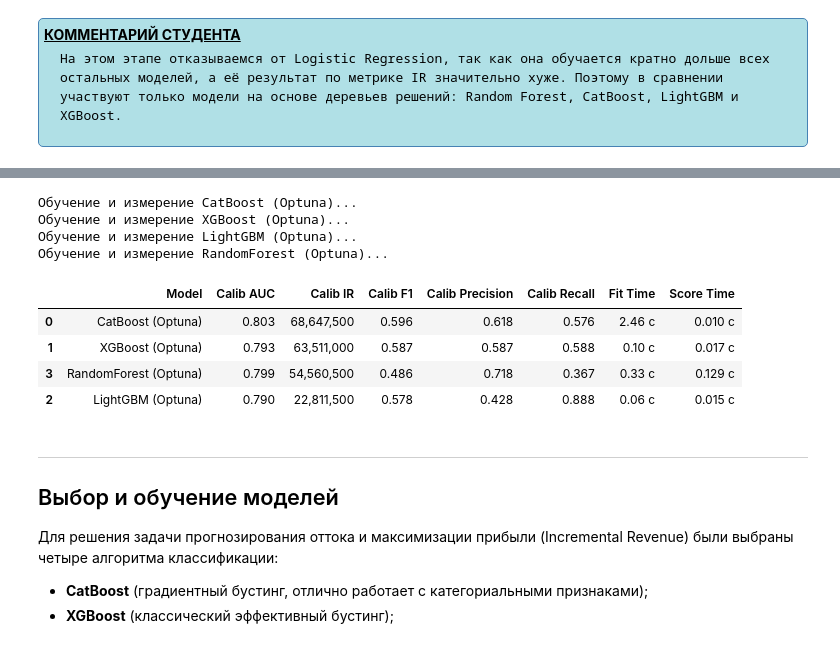
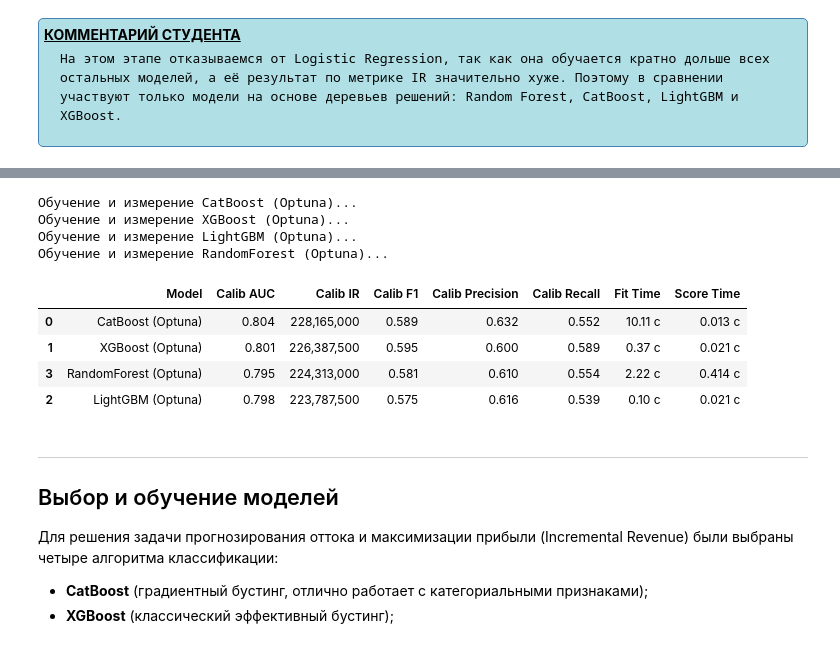
Before and after one commit to danat7075/DS_4_4, a Jupyter notebook: DS_4_4.ipynb, the cells around one changed output, grey strips where cells are left out. Cells and saved outputs as stored; diff of their text form; code cells hidden in the pictures.

```diff
--- a/DS_4_4.ipynb
+++ b/DS_4_4.ipynb
@@ -1431,4 +1437,16 @@ numeric_cols = [col for col in X_train.columns if col not in binary_cols + trend
 Train: 60%
 Calib: 20%
 Test:  20%
+# %%
+# Выгода от TP
+BENEFIT_TP = PER_REBOOKING + LOST_REV
+
+# Убыток от FP
+COST_FP_TOTAL = COST_FP + AVG_REV
+
+def calculate_ir(tn, fp, fn, tp):
+    """
+    Выручка ПОСЛЕ внедрения модели.
+    """
+    return (tp * PER_REBOOKING) + (tn * AVG_REV) - (fp * COST_FP) - (fn * LOST_REV)
 # %%
@@ -1507,6 +1553,7 @@ scoring = {
 gtscv = TimeSeriesSplit(n_splits=3, test_size=2000)
 
 results = []
+
 
 for name, model in models.items():
     print(f"Оцениваем модель: {name}...")
@@ -1533,12 +1580,11 @@ for name, model in models.items():
         'F1_score': cv_results['test_F1'].mean(),
         'Precision': cv_results['test_Precision'].mean(),
         'Recall': cv_results['test_Recall'].mean(),
-        'Elapsed_Time': elapsed,
-        'Last Fold Best Threshold': LAST_FOLD_BEST_THR
+        'Elapsed_Time': elapsed
     }
     results.append(current_res)
 
-    print(f"{name}: IR = {current_res['Mean_IR']:,.0f}, "f"AUC = {current_res['ROC-AUC']:.3f}, "f"last_fold_thr = {LAST_FOLD_BEST_THR:.2f}")
+    print(f"{name}: IR = {current_res['Mean_IR']:,.0f}, "f"AUC = {current_res['ROC-AUC']:.3f}")
 
 # Вывод итогов
 df_res = pd.DataFrame(results).sort_values('Mean_IR', ascending=False)
@@ -1688,8 +1730,7 @@ def objective_randomforest(trial):
 objectives = {
     'CatBoost': objective_catboost,
     'XGBoost': objective_xgboost,
-    'LightGBM': objective_lightgbm,
-    'RandomForest': objective_randomforest
+    'LightGBM': objective_lightgbm
 }
 
 studies = {}
@@ -1700,7 +1741,7 @@ for model_name, func in objectives.items():
     # Создаем отдельный study для каждой модели
     sampler = optuna.samplers.TPESampler(seed=RANDOM_STATE)
     study = optuna.create_study(direction='maximize', study_name=model_name, sampler=sampler)
-    study.optimize(func, n_trials=20, show_progress_bar=True)
+    study.optimize(func, n_trials=50, show_progress_bar=True, n_jobs=1)
 
     # Сохраняем study
     studies[model_name] = study
@@ -1747,11 +1788,15 @@ weight_type = lgbm_params.pop('weight_type', 'balanced')
 if weight_type == 'balanced':
     lgbm_params['class_weight'] = 'balanced'
     lgbm_params['scale_pos_weight'] = 1.0
+elif weight_type == 'none':
+    lgbm_params['class_weight'] = None
+    lgbm_params['scale_pos_weight'] = 1.0
 else:
     lgbm_params['class_weight'] = None
 
 xgb_params = studies['XGBoost'].best_params.copy()
 cat_params = studies['CatBoost'].best_params.copy()
+cat_params.pop('weight_mode', None)
 
 final_models = {
     'CatBoost (Optuna)': Pipeline([
@@ -1823,45 +1868,44 @@ for name, model in final_models.items():
 
     # Расчет IR
     tn, fp, fn, tp = confusion_matrix(y_calib, preds_bin_calib, labels=[0, 1]).ravel()
-    calib_ir = (tp * BENEFIT_TP) - (fp * COST_FP_TOTAL)
+    calib_ir = calculate_ir(tn, fp, fn, tp)
 
     final_results.append({
         'Model': name,
         'Calib AUC': calib_auc,
         'Calib IR': calib_ir,
         'Calib F1': calib_f1,
         'Calib Precision': calib_precision,
         'Calib Recall': calib_recall,
         'Fit Time': fit_time,
         'Score Time': score_time
     })
 
 # Создаем DataFrame
 df_final = pd.DataFrame(final_results).sort_values(by='Calib IR', ascending=False)
 
 # Стилизация
 styled_final = df_final.style.format({
-    'Train AUC': '{:.3f}',
     'Calib AUC': '{:.3f}',
     'Calib IR': '{:,.0f}',
     'Calib F1': '{:.3f}',
     'Calib Precision': '{:.3f}',
     'Calib Recall': '{:.3f}',
     'Fit Time': '{:.2f} с',
     'Score Time': '{:.3f} с'
 }).background_gradient(subset=['Calib IR', 'Calib AUC'], cmap='Greens')
 
 display(styled_final)
 # %% [output]
 Обучение и измерение CatBoost (Optuna)...
 Обучение и измерение XGBoost (Optuna)...
 Обучение и измерение LightGBM (Optuna)...
 Обучение и измерение RandomForest (Optuna)...
 |  | Model | Calib AUC | Calib IR | Calib F1 | Calib Precision | Calib Recall | Fit Time | Score Time |
-| 0 | CatBoost (Optuna) | 0.803 | 68,647,500 | 0.596 | 0.618 | 0.576 | 2.46 с | 0.010 с |
-| 1 | XGBoost (Optuna) | 0.793 | 63,511,000 | 0.587 | 0.587 | 0.588 | 0.10 с | 0.017 с |
-| 3 | RandomForest (Optuna) | 0.799 | 54,560,500 | 0.486 | 0.718 | 0.367 | 0.33 с | 0.129 с |
-| 2 | LightGBM (Optuna) | 0.790 | 22,811,500 | 0.578 | 0.428 | 0.888 | 0.06 с | 0.015 с |
+| 0 | CatBoost (Optuna) | 0.804 | 228,165,000 | 0.589 | 0.632 | 0.552 | 10.11 с | 0.013 с |
+| 1 | XGBoost (Optuna) | 0.801 | 226,387,500 | 0.595 | 0.600 | 0.589 | 0.37 с | 0.021 с |
+| 3 | RandomForest (Optuna) | 0.795 | 224,313,000 | 0.581 | 0.610 | 0.554 | 2.22 с | 0.414 с |
+| 2 | LightGBM (Optuna) | 0.798 | 223,787,500 | 0.575 | 0.616 | 0.539 | 0.10 с | 0.021 с |
 # %% [markdown]
 ---
 
```
Also changed, not shown: parts of 19 cells of this notebook.
